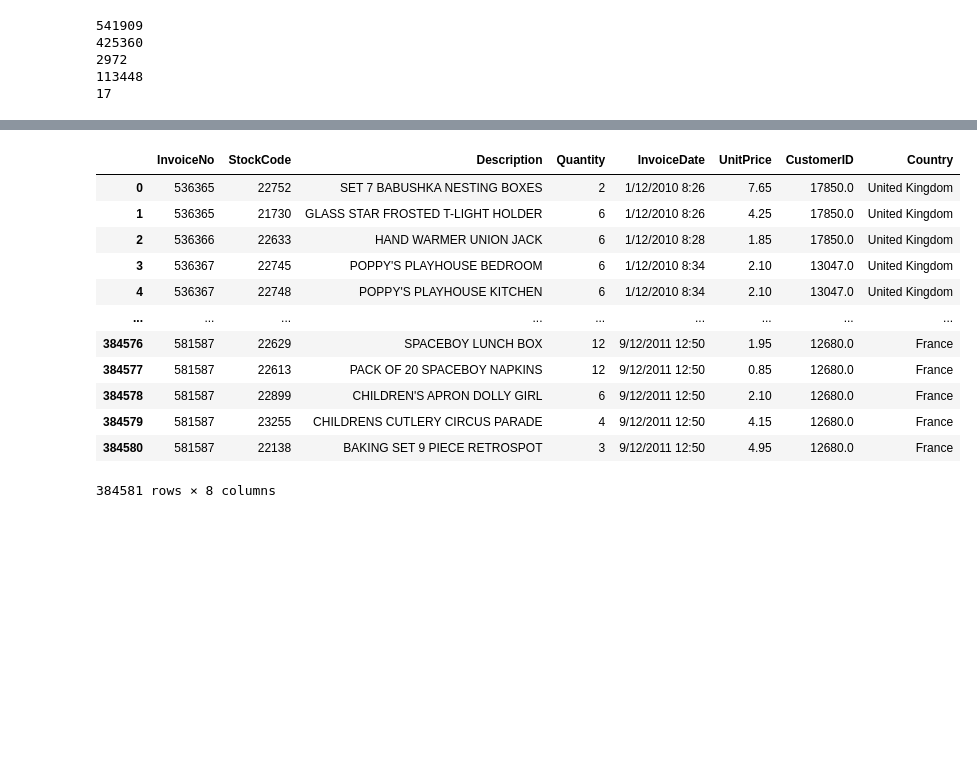
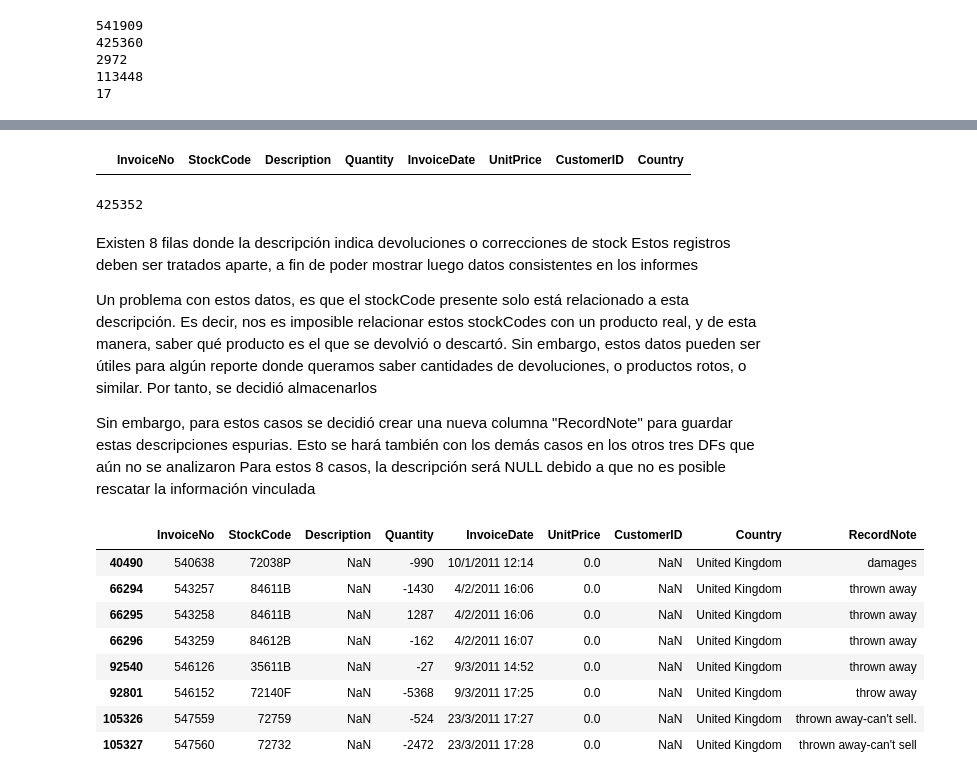
Before and after one commit to Vialesoft/Vialesoft_Devlab, a Jupyter notebook: Mini_Proyectos/ETL_Retail/Python ETL/main.ipynb, the cells around one changed output, grey strips where cells are left out. Cells and saved outputs as stored; diff of their text form; code cells hidden in the pictures; blank space fills up the shorter version.

```diff
--- a/Mini_Proyectos/ETL_Retail/Python ETL/main.ipynb
+++ b/Mini_Proyectos/ETL_Retail/Python ETL/main.ipynb
@@ -269,0 +440,3 @@ df_tmp['Description'] = df_tmp['Description'].fillna(descripcion_faltante)
+# %%
+df_tmp = df[~df['InvoiceNo'].isin(invoices_con_solo_nulos)].copy()
+print(len(df_tmp))
@@ -277,6 +520,6 @@ Además, filtro que esos códigos aparezcan asociados a una sola descripción, y
 # %%
-df_codigos_numericos = df_tmp[df_tmp['StockCode'].str.match(r'^\d', na=False)].merge(stock_con_unaDesc[['StockCode']], on='StockCode')
-df_codigos_no_numericos = df_tmp[~df_tmp['StockCode'].str.match(r'^\d', na=False)].merge(stock_con_unaDesc[['StockCode']], on='StockCode')
+df_codigos_numericos_single = df_tmp[df_tmp['StockCode'].str.match(r'^\d', na=False)].merge(stock_con_unaDesc[['StockCode']], on='StockCode')
+df_codigos_no_numericos_single = df_tmp[~df_tmp['StockCode'].str.match(r'^\d', na=False)].merge(stock_con_unaDesc[['StockCode']], on='StockCode')
 
-df_codigos_numericos2 = df_tmp[df_tmp['StockCode'].str.match(r'^\d', na=False)].merge(stock_con_multiples[['StockCode']], on='StockCode')
-df_codigos_no_numericos2 = df_tmp[~df_tmp['StockCode'].str.match(r'^\d', na=False)].merge(stock_con_multiples[['StockCode']], on='StockCode')
+df_codigos_numericos_multi = df_tmp[df_tmp['StockCode'].str.match(r'^\d', na=False)].merge(stock_con_multiples[['StockCode']], on='StockCode')
+df_codigos_no_numericos_multi = df_tmp[~df_tmp['StockCode'].str.match(r'^\d', na=False)].merge(stock_con_multiples[['StockCode']], on='StockCode')
@@ -333,3 +550,10 @@ Name: StockCode, Length: 2771, dtype: int64
 # %%
-df_codigos_numericos[df_codigos_numericos['Description'].str.match(r'[a-z].*$')]
+# Se vio que las descripciones válidas están en mayúsculas
+# Una forma útil de encontrar descripciones no válidas es buscar las que empiecen con minúsculas
+
+df_noDescripcion = df_codigos_numericos_single[df_codigos_numericos_single['Description'].str.match(r'[a-z].*$')].copy()
+
+# Saco estos registros del DF que estaba trabajando para no duplicar
+df_codigos_numericos_single = df_codigos_numericos_single[~df_codigos_numericos_single['Description'].str.match(r'[a-z].*$')].copy()
+df_noDescripcion
 # %% [output]
@@ -349,17 +569,32 @@ codigos_sin_variantes = pd.DataFrame(codigos_agrupados[codigos_agrupados == 1].i
+# %%
+df_codigos_numericos_single[df_codigos_numericos_single["Description"].isna()]
+# %% [output]
+|  | InvoiceNo | StockCode | Description | Quantity | InvoiceDate | UnitPrice | CustomerID | Country |
+# %%
+len(df_codigos_numericos_single)
+# %% [output]
+425352
+# %% [markdown]
+Existen 8 filas donde la descripción indica devoluciones o correcciones de stock
+Estos registros deben ser tratados aparte, a fin de poder mostrar luego datos consistentes en los informes
+
+Un problema con estos datos, es que el stockCode presente solo está relacionado a esta descripción. Es decir, nos es imposible relacionar estos stockCodes con un producto real, y de esta manera, saber qué producto es el que se devolvió o descartó. Sin embargo, estos datos pueden ser útiles para algún reporte donde queramos saber cantidades de devoluciones, o productos rotos, o similar. Por tanto, se decidió almacenarlos
+
+Sin embargo, para estos casos se decidió crear una nueva columna "RecordNote" para guardar estas descripciones espurias. Esto se hará también con los demás casos en los otros tres DFs que aún no se analizaron
+Para estos 8 casos, la descripción será NULL debido a que no es posible rescatar la información vinculada
+# %%
+df_noDescripcion["RecordNote"] = df_noDescripcion["Description"]
+df_noDescripcion["Description"] = np.nan
 # %%
-df_Final = df_tmp.merge(codigos_sin_variantes, left_on="StockCode", right_on="CodigoBase")[df_tmp.columns]
+df_Final = df_noDescripcion.copy()
 df_Final
 # %% [output]
-|  | InvoiceNo | StockCode | Description | Quantity | InvoiceDate | UnitPrice | CustomerID | Country |
-| 0 | 536365 | 22752 | SET 7 BABUSHKA NESTING BOXES | 2 | 1/12/2010 8:26 | 7.65 | 17850.0 | United Kingdom |
-| 1 | 536365 | 21730 | GLASS STAR FROSTED T-LIGHT HOLDER | 6 | 1/12/2010 8:26 | 4.25 | 17850.0 | United Kingdom |
-| 2 | 536366 | 22633 | HAND WARMER UNION JACK | 6 | 1/12/2010 8:28 | 1.85 | 17850.0 | United Kingdom |
-| 3 | 536367 | 22745 | POPPY'S PLAYHOUSE BEDROOM | 6 | 1/12/2010 8:34 | 2.10 | 13047.0 | United Kingdom |
-| 4 | 536367 | 22748 | POPPY'S PLAYHOUSE KITCHEN | 6 | 1/12/2010 8:34 | 2.10 | 13047.0 | United Kingdom |
-| ... | ... | ... | ... | ... | ... | ... | ... | ... |
-| 384576 | 581587 | 22629 | SPACEBOY LUNCH BOX | 12 | 9/12/2011 12:50 | 1.95 | 12680.0 | France |
-| 384577 | 581587 | 22613 | PACK OF 20 SPACEBOY NAPKINS | 12 | 9/12/2011 12:50 | 0.85 | 12680.0 | France |
-| 384578 | 581587 | 22899 | CHILDREN'S APRON DOLLY GIRL | 6 | 9/12/2011 12:50 | 2.10 | 12680.0 | France |
-| 384579 | 581587 | 23255 | CHILDRENS CUTLERY CIRCUS PARADE | 4 | 9/12/2011 12:50 | 4.15 | 12680.0 | France |
-| 384580 | 581587 | 22138 | BAKING SET 9 PIECE RETROSPOT | 3 | 9/12/2011 12:50 | 4.95 | 12680.0 | France |
+|  | InvoiceNo | StockCode | Description | Quantity | InvoiceDate | UnitPrice | CustomerID | Country | RecordNote |
+| 40490 | 540638 | 72038P | NaN | -990 | 10/1/2011 12:14 | 0.0 | NaN | United Kingdom | damages |
+| 66294 | 543257 | 84611B | NaN | -1430 | 4/2/2011 16:06 | 0.0 | NaN | United Kingdom | thrown away |
+| 66295 | 543258 | 84611B | NaN | 1287 | 4/2/2011 16:06 | 0.0 | NaN | United Kingdom | thrown away |
+| 66296 | 543259 | 84612B | NaN | -162 | 4/2/2011 16:07 | 0.0 | NaN | United Kingdom | thrown away |
+| 92540 | 546126 | 35611B | NaN | -27 | 9/3/2011 14:52 | 0.0 | NaN | United Kingdom | thrown away |
+| 92801 | 546152 | 72140F | NaN | -5368 | 9/3/2011 17:25 | 0.0 | NaN | United Kingdom | throw away |
+| 105326 | 547559 | 72759 | NaN | -524 | 23/3/2011 17:27 | 0.0 | NaN | United Kingdom | thrown away-can't sell. |
+| 105327 | 547560 | 72732 | NaN | -2472 | 23/3/2011 17:28 | 0.0 | NaN | United Kingdom | thrown away-can't sell |
-384581 rows × 8 columns
```
Also changed, not shown: parts of 107 cells of this notebook.
